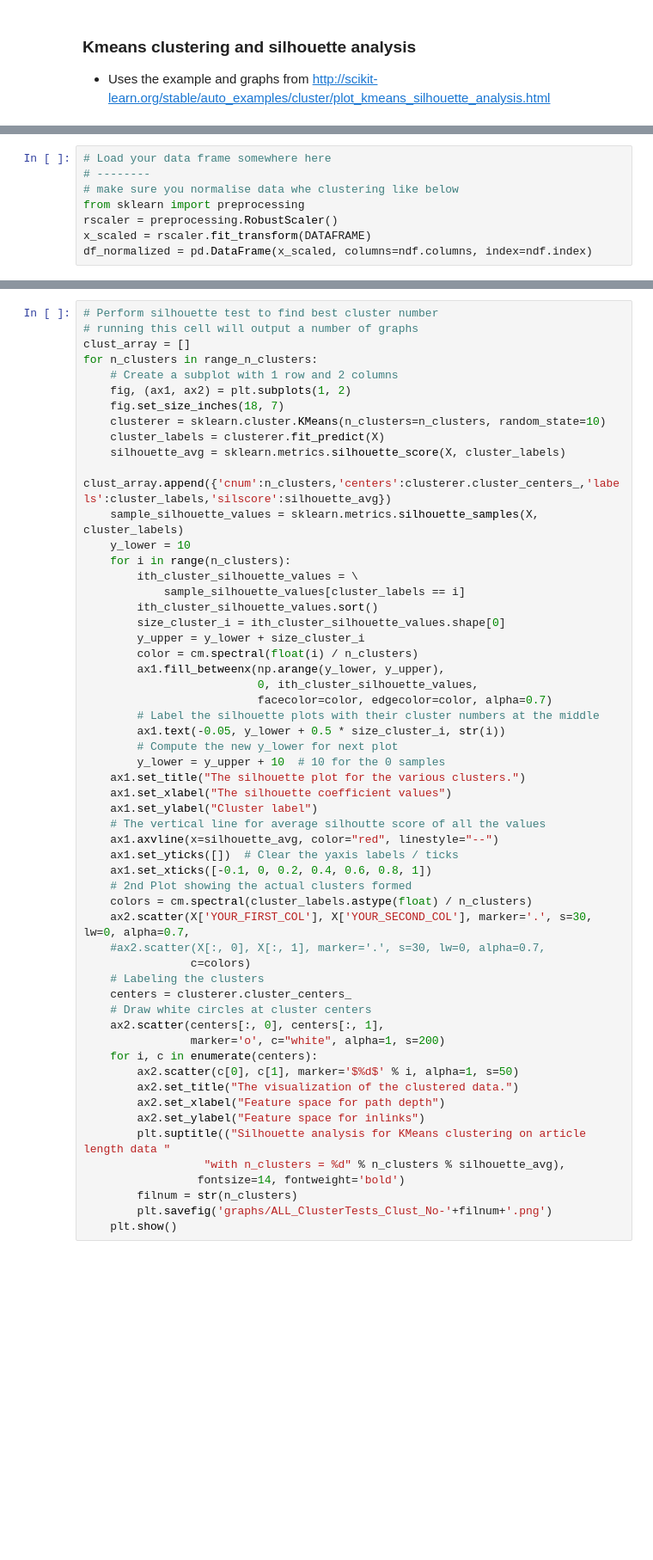
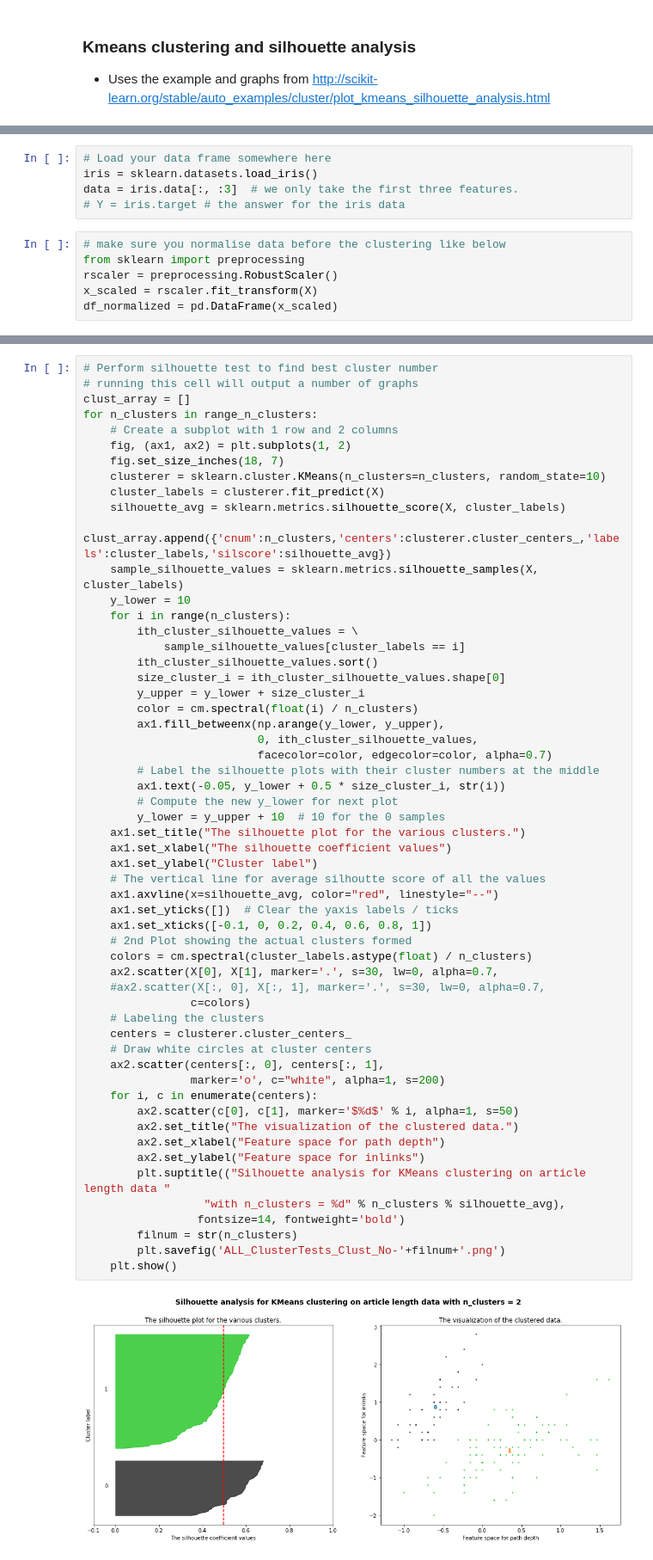
Before and after one commit to amandalouparker/resources, a Jupyter notebook: Find_optimal_number_of_clusters.ipynb, the cells around one changed output, grey strips where cells are left out. Shown at 86% size. Drawn from its saved outputs; the diff is of its cells as text; blank space fills up the shorter version.

Commit message:
loaded some data for the silhouette test

```diff
--- a/Find_optimal_number_of_clusters.ipynb
+++ b/Find_optimal_number_of_clusters.ipynb
@@ -10,11 +13,14 @@ import sklearn.cluster
+# %%
+# Load your data frame somewhere here
+iris = sklearn.datasets.load_iris()
+data = iris.data[:, :3]  # we only take the first three features.
+# Y = iris.target # the answer for the iris data
 # %%
-# Load your data frame somewhere here
-# --------
-# make sure you normalise data whe clustering like below
+# make sure you normalise data before the clustering like below
 from sklearn import preprocessing
 rscaler = preprocessing.RobustScaler()
-x_scaled = rscaler.fit_transform(DATAFRAME)
-df_normalized = pd.DataFrame(x_scaled, columns=ndf.columns, index=ndf.index)
+x_scaled = rscaler.fit_transform(X)
+df_normalized = pd.DataFrame(x_scaled)
 # %%
 #### CHOOSE YOUR X and Y columsn from your data frame
 X = df_normalized # put your X columns (features) here
@@ -46,32 +72,33 @@ for n_clusters in range_n_clusters:
         ax1.text(-0.05, y_lower + 0.5 * size_cluster_i, str(i))
         # Compute the new y_lower for next plot
         y_lower = y_upper + 10  # 10 for the 0 samples
     ax1.set_title("The silhouette plot for the various clusters.")
     ax1.set_xlabel("The silhouette coefficient values")
     ax1.set_ylabel("Cluster label")
     # The vertical line for average silhoutte score of all the values
     ax1.axvline(x=silhouette_avg, color="red", linestyle="--")
     ax1.set_yticks([])  # Clear the yaxis labels / ticks
     ax1.set_xticks([-0.1, 0, 0.2, 0.4, 0.6, 0.8, 1])
     # 2nd Plot showing the actual clusters formed
     colors = cm.spectral(cluster_labels.astype(float) / n_clusters)
-    ax2.scatter(X['YOUR_FIRST_COL'], X['YOUR_SECOND_COL'], marker='.', s=30, lw=0, alpha=0.7,
+    ax2.scatter(X[0], X[1], marker='.', s=30, lw=0, alpha=0.7,
     #ax2.scatter(X[:, 0], X[:, 1], marker='.', s=30, lw=0, alpha=0.7,
                 c=colors)
     # Labeling the clusters
     centers = clusterer.cluster_centers_
     # Draw white circles at cluster centers
     ax2.scatter(centers[:, 0], centers[:, 1],
                 marker='o', c="white", alpha=1, s=200)
     for i, c in enumerate(centers):
         ax2.scatter(c[0], c[1], marker='$%d$' % i, alpha=1, s=50)
         ax2.set_title("The visualization of the clustered data.")
         ax2.set_xlabel("Feature space for path depth")
         ax2.set_ylabel("Feature space for inlinks")
         plt.suptitle(("Silhouette analysis for KMeans clustering on article length data "
                   "with n_clusters = %d" % n_clusters % silhouette_avg),
                  fontsize=14, fontweight='bold')
         filnum = str(n_clusters)
-        plt.savefig('graphs/ALL_ClusterTests_Clust_No-'+filnum+'.png')
+        plt.savefig('ALL_ClusterTests_Clust_No-'+filnum+'.png')
     plt.show()
 # %% [output]
+[figure, added]
```
Also changed, not shown: parts of 4 cells of this notebook.
